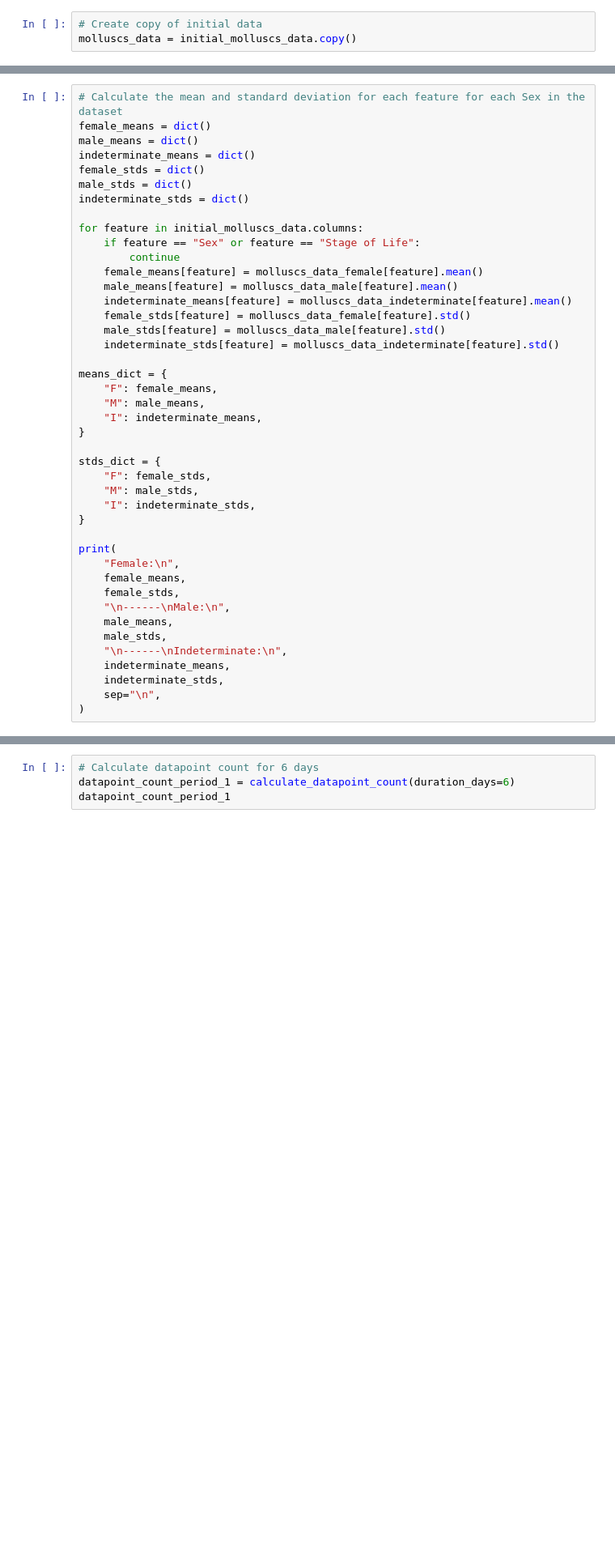
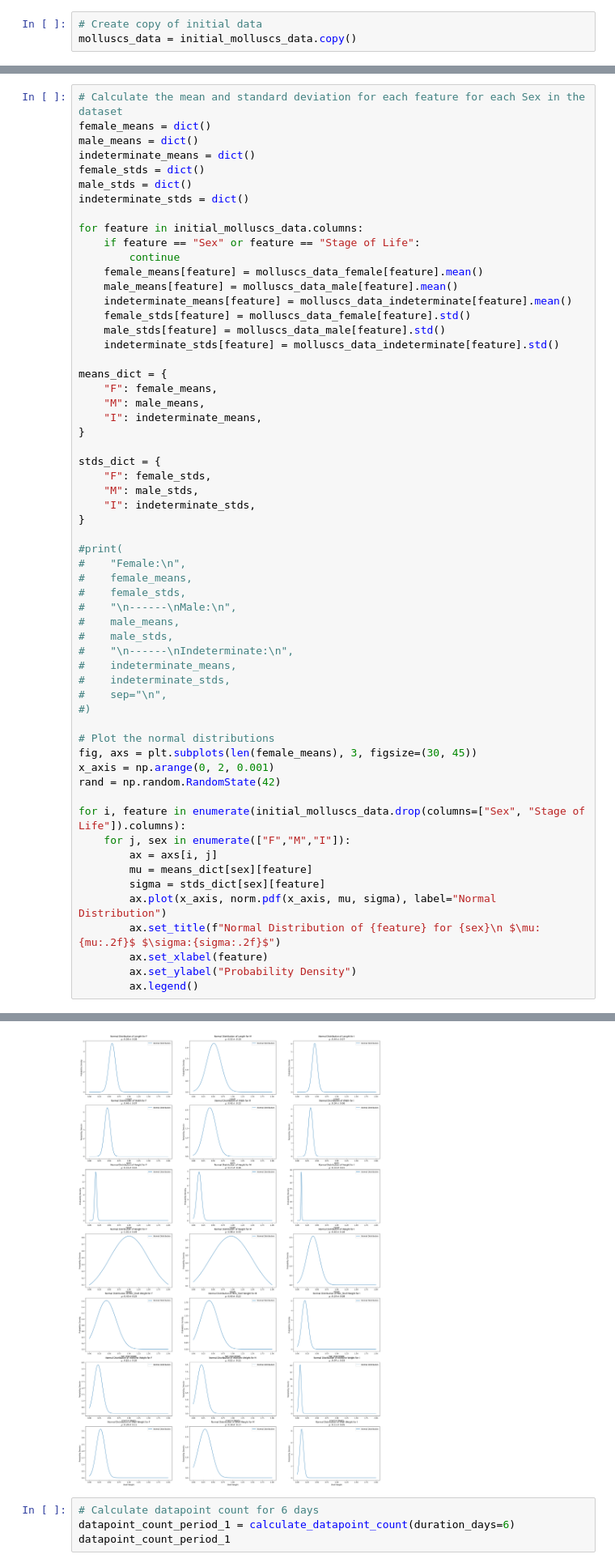
Before and after one commit to Liphip/e2ml, a Jupyter notebook: notebooks/13_final_exercise.ipynb, the cells around one changed output, grey strips where cells are left out. Shown at 81% size. Drawn from its saved outputs; the diff is of its cells as text; blank space fills up the shorter version.

Commit message:
add further exploration of data and gen of samples

```diff
--- a/notebooks/13_final_exercise.ipynb
+++ b/notebooks/13_final_exercise.ipynb
@@ -201,16 +202,32 @@ stds_dict = {
     "I": indeterminate_stds,
 }
 
-print(
-    "Female:\n",
-    female_means,
-    female_stds,
-    "\n------\nMale:\n",
-    male_means,
-    male_stds,
-    "\n------\nIndeterminate:\n",
-    indeterminate_means,
-    indeterminate_stds,
-    sep="\n",
-)
+#print(
+#    "Female:\n",
+#    female_means,
+#    female_stds,
+#    "\n------\nMale:\n",
+#    male_means,
+#    male_stds,
+#    "\n------\nIndeterminate:\n",
+#    indeterminate_means,
+#    indeterminate_stds,
+#    sep="\n",
+#)
+
+# Plot the normal distributions
+fig, axs = plt.subplots(len(female_means), 3, figsize=(30, 45))
+x_axis = np.arange(0, 2, 0.001)
+rand = np.random.RandomState(42)
+
+for i, feature in enumerate(initial_molluscs_data.drop(columns=["Sex", "Stage of Life"]).columns):
+    for j, sex in enumerate(["F","M","I"]):
+        ax = axs[i, j]
+        mu = means_dict[sex][feature]
+        sigma = stds_dict[sex][feature]
+        ax.plot(x_axis, norm.pdf(x_axis, mu, sigma), label="Normal Distribution")
+        ax.set_title(f"Normal Distribution of {feature} for {sex}\n $\mu:{mu:.2f}$ $\sigma:{sigma:.2f}$")
+        ax.set_xlabel(feature)
+        ax.set_ylabel("Probability Density")
+        ax.legend()
 # %% [output]
@@ -233,3 +234,4 @@ Indeterminate:
+[figure, added]
 # %%
 # Calculate datapoint count for 6 days
 datapoint_count_period_1 = calculate_datapoint_count(duration_days=6)
```
Also changed, not shown: parts of 13 cells of this notebook.
